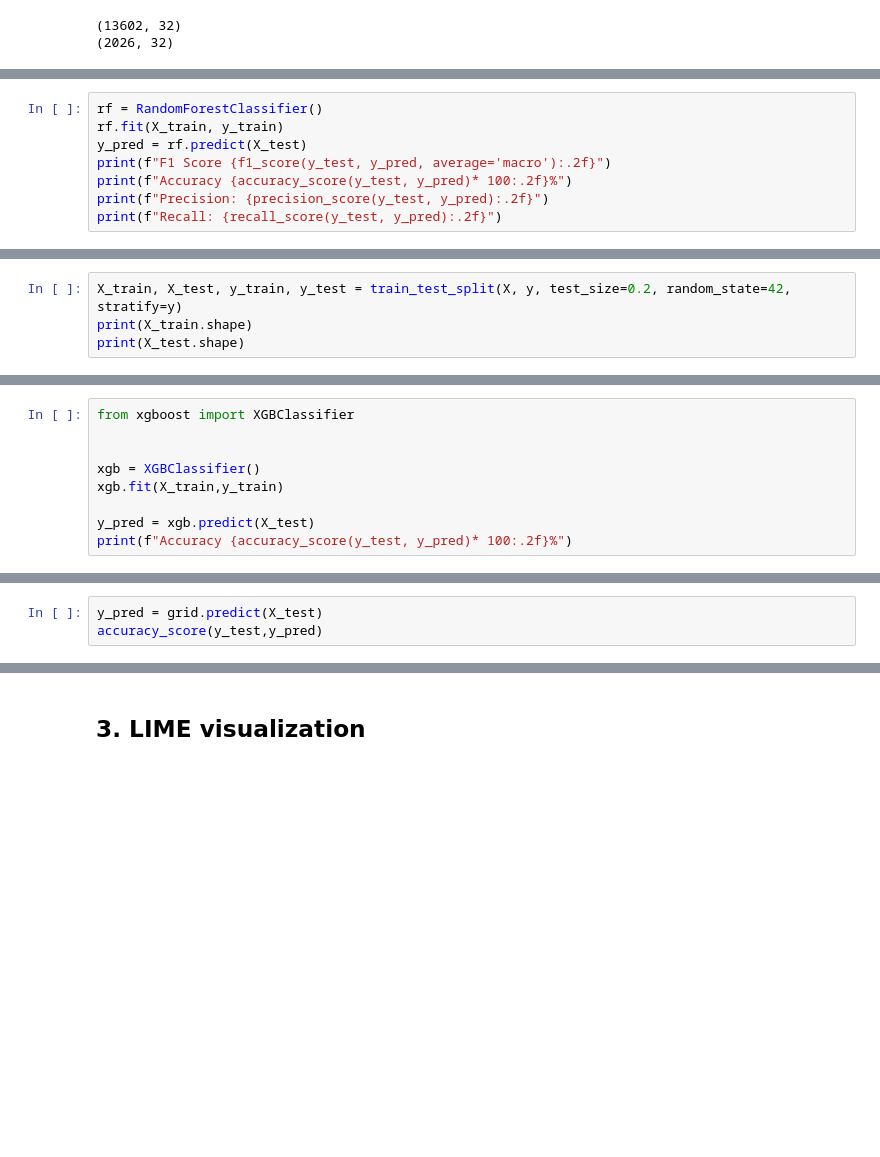
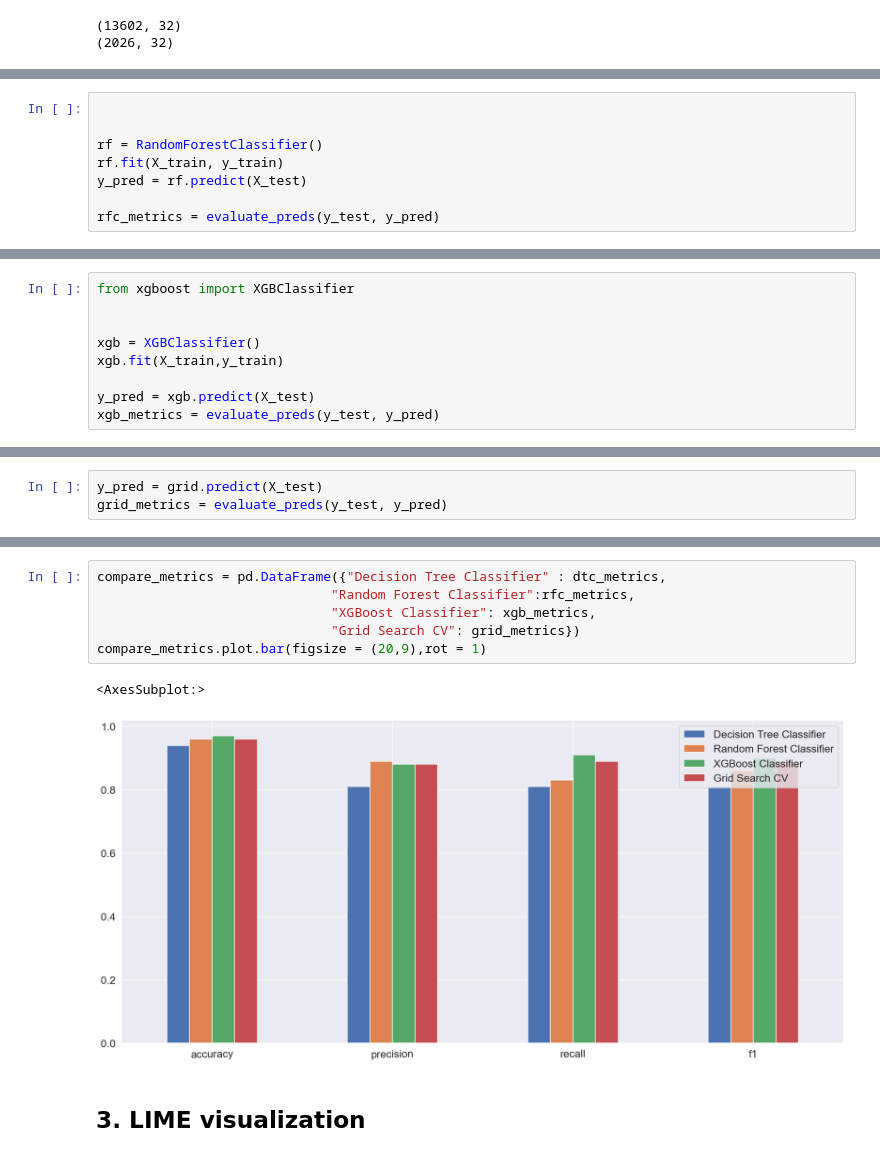
Before and after one commit to gil612/ML_Bank_Churners, a Jupyter notebook: Bank_Churners.ipynb, the cells around one changed output, grey strips where cells are left out. Drawn from its saved outputs; the diff is of its cells as text; blank space fills up the shorter version.

Commit message:
Add Decision Tree Cl. and an Evaluation Graph

```diff
--- a/Bank_Churners.ipynb
+++ b/Bank_Churners.ipynb
@@ -136,9 +206,9 @@ print(X_test.shape)
 # %%
+
+
 rf = RandomForestClassifier()
 rf.fit(X_train, y_train)
 y_pred = rf.predict(X_test)
-print(f"F1 Score {f1_score(y_test, y_pred, average='macro'):.2f}")
-print(f"Accuracy {accuracy_score(y_test, y_pred)* 100:.2f}%")
-print(f"Precision: {precision_score(y_test, y_pred):.2f}")
-print(f"Recall: {recall_score(y_test, y_pred):.2f}")
+
+rfc_metrics = evaluate_preds(y_test, y_pred)
 # %% [output]
@@ -164,4 +224,0 @@ sns.heatmap(conf_mat, annot=True, cmap='viridis')
-# %%
-X_train, X_test, y_train, y_test = train_test_split(X, y, test_size=0.2, random_state=42, stratify=y)
-print(X_train.shape)
-print(X_test.shape)
@@ -178,5 +241,5 @@ xgb = XGBClassifier()
 xgb.fit(X_train,y_train)
 
 y_pred = xgb.predict(X_test)
-print(f"Accuracy {accuracy_score(y_test, y_pred)* 100:.2f}%")
+xgb_metrics = evaluate_preds(y_test, y_pred)
 # %% [output]
@@ -223,4 +279,4 @@ grid.best_params_, grid.best_score_
 # %%
 y_pred = grid.predict(X_test)
-accuracy_score(y_test,y_pred)
+grid_metrics = evaluate_preds(y_test, y_pred)
 # %% [output]
@@ -246,3 +296,12 @@ sns.heatmap(conf_mat, annot=True, cmap='viridis')
+# %%
+compare_metrics = pd.DataFrame({"Decision Tree Classifier" : dtc_metrics,
+                              "Random Forest Classifier":rfc_metrics,
+                              "XGBoost Classifier": xgb_metrics,
+                              "Grid Search CV": grid_metrics})
+compare_metrics.plot.bar(figsize = (20,9),rot = 1)
+# %% [output]
+<AxesSubplot:>
+[figure, added]
 # %% [markdown]
 ## 3. LIME visualization
 # %%
```
Also changed, not shown: parts of 25 cells of this notebook.
